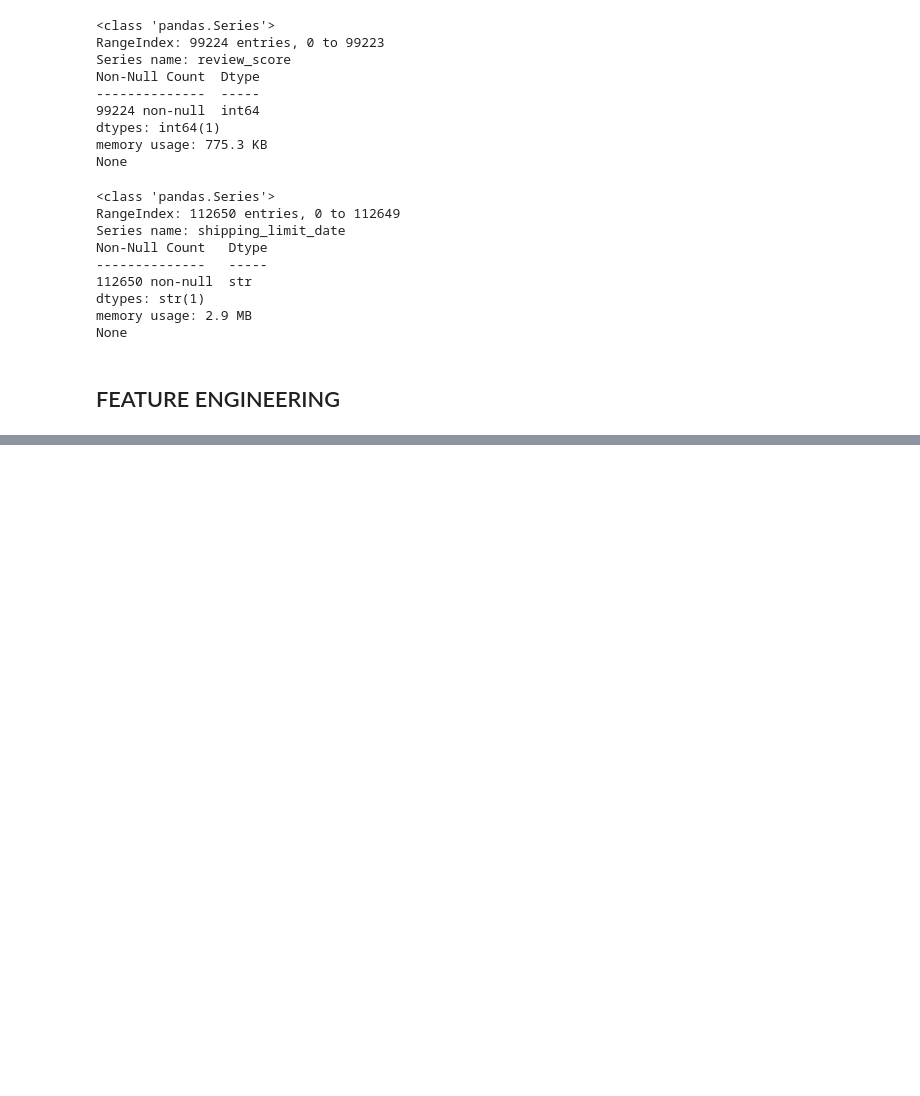
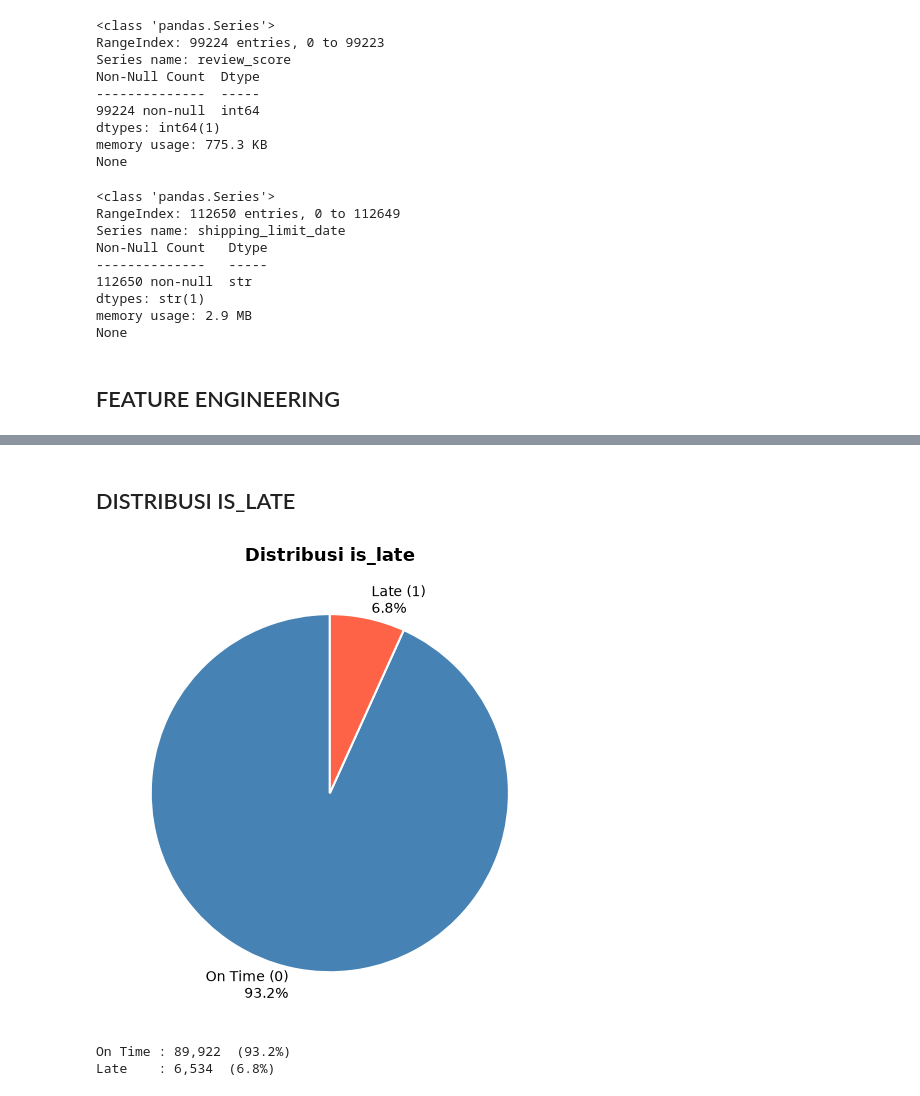
Before and after one commit to cipluk4n/DataScience_Kelompok-apa, a Jupyter notebook: olist_part2.ipynb, the cells around one changed output, grey strips where cells are left out. Cells and saved outputs as stored; diff of their text form; code cells hidden in the pictures; blank space fills up the shorter version.

```diff
--- a/olist_part2.ipynb
+++ b/olist_part2.ipynb
@@ -321 +321,26 @@ review_agg = df2.groupby('order_id')['review_score'].mean()
+# %% [markdown]
+## DISTRIBUSI IS_LATE
+# %%
+counts = df_filtered['is_late'].value_counts().sort_index()
+labels = ['On Time (0)', 'Late (1)']
+colors = ['steelblue', 'tomato']
+
+plt.figure(figsize=(5, 5))
+plt.pie(
+    counts.values,
+    labels=[f'{l}\n{v/counts.sum()*100:.1f}%' for l, v in zip(labels, counts.values)],
+    colors=colors,
+    startangle=90,
+    wedgeprops={'edgecolor': 'white', 'linewidth': 1.5}
+)
+plt.title('Distribusi is_late', fontsize=13, fontweight='bold')
+plt.tight_layout()
+plt.show()
+
+print(f"On Time : {counts[0]:,}  ({counts[0]/counts.sum()*100:.1f}%)")
+print(f"Late    : {counts[1]:,}  ({counts[1]/counts.sum()*100:.1f}%)")
+# %% [output]
+[figure, added]
+On Time : 89,922  (93.2%)
+Late    : 6,534  (6.8%)
 # %%
```
Also changed, not shown: parts of 26 cells of this notebook.
